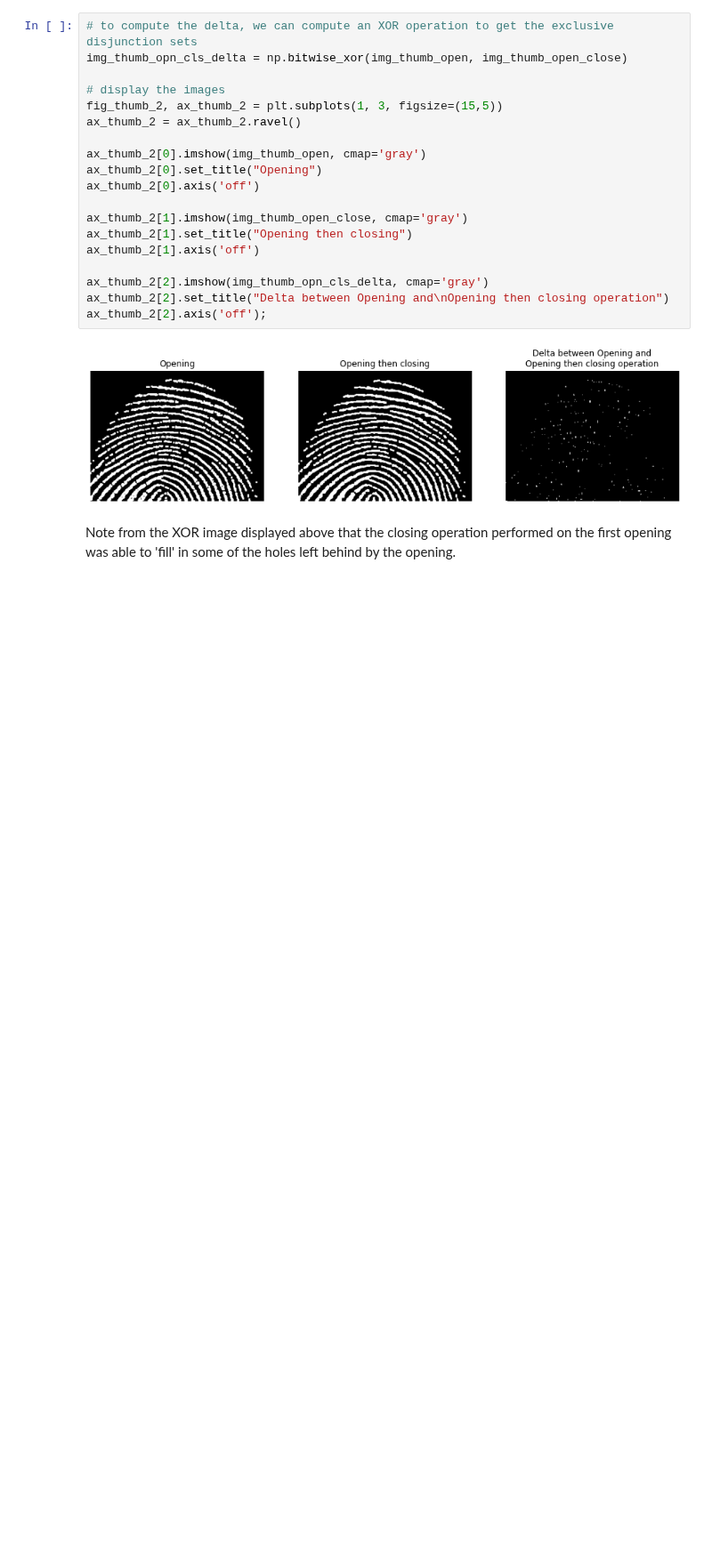
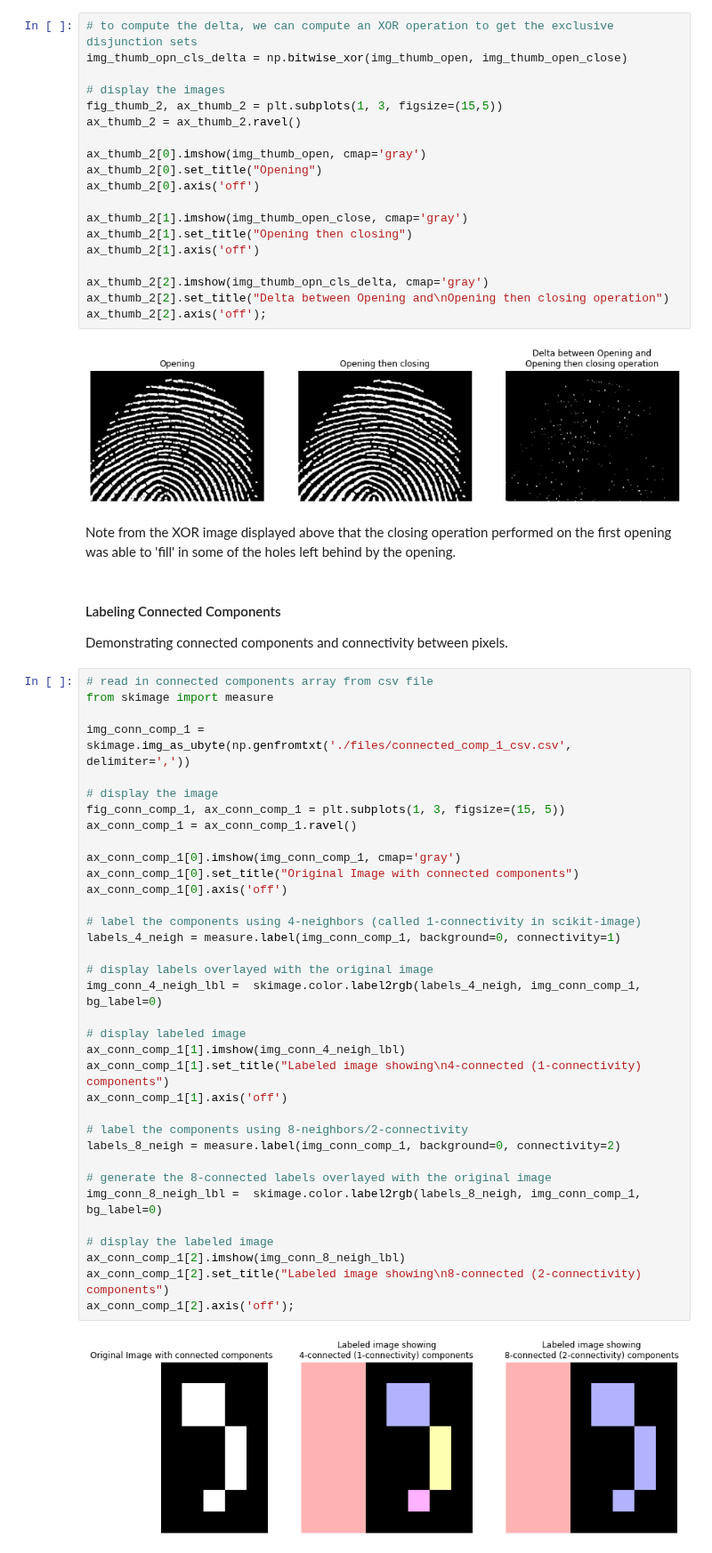
Before and after one commit to ecolon08/Digital-Image-Processing, a Jupyter notebook: Morphological Image Processing/ec_dip_morphological_01.ipynb, the cells around one changed output. Shown at 89% size. Drawn from its saved outputs; the diff is of its cells as text; blank space fills up the shorter version.

Commit message:
Add connected components display

```diff
--- a/Morphological Image Processing/ec_dip_morphological_01.ipynb
+++ b/Morphological Image Processing/ec_dip_morphological_01.ipynb
@@ -196,3 +195,44 @@ ax_thumb_2[2].axis('off');
 # %% [markdown]
 Note from the XOR image displayed above that the closing operation performed on the first opening was able to 'fill' in
 some of the holes left behind by the opening.
+# %% [markdown]
+#### Labeling Connected Components
+
+Demonstrating connected components and connectivity between pixels.
+# %%
+# read in connected components array from csv file
+from skimage import measure
+
+img_conn_comp_1 = skimage.img_as_ubyte(np.genfromtxt('./files/connected_comp_1_csv.csv', delimiter=','))
+
+# display the image
+fig_conn_comp_1, ax_conn_comp_1 = plt.subplots(1, 3, figsize=(15, 5))
+ax_conn_comp_1 = ax_conn_comp_1.ravel()
+
+ax_conn_comp_1[0].imshow(img_conn_comp_1, cmap='gray')
+ax_conn_comp_1[0].set_title("Original Image with connected components")
+ax_conn_comp_1[0].axis('off')
+
+# label the components using 4-neighbors (called 1-connectivity in scikit-image)
+labels_4_neigh = measure.label(img_conn_comp_1, background=0, connectivity=1)
+
+# display labels overlayed with the original image
+img_conn_4_neigh_lbl =  skimage.color.label2rgb(labels_4_neigh, img_conn_comp_1, bg_label=0)
+
+# display labeled image
+ax_conn_comp_1[1].imshow(img_conn_4_neigh_lbl)
+ax_conn_comp_1[1].set_title("Labeled image showing\n4-connected (1-connectivity) components")
+ax_conn_comp_1[1].axis('off')
+
+# label the components using 8-neighbors/2-connectivity
+labels_8_neigh = measure.label(img_conn_comp_1, background=0, connectivity=2)
+
+# generate the 8-connected labels overlayed with the original image
+img_conn_8_neigh_lbl =  skimage.color.label2rgb(labels_8_neigh, img_conn_comp_1, bg_label=0)
+
+# display the labeled image
+ax_conn_comp_1[2].imshow(img_conn_8_neigh_lbl)
+ax_conn_comp_1[2].set_title("Labeled image showing\n8-connected (2-connectivity) components")
+ax_conn_comp_1[2].axis('off');
+# %% [output]
+[figure, added]
```
Also changed, not shown: parts of 2 cells of this notebook, 2 other files.
